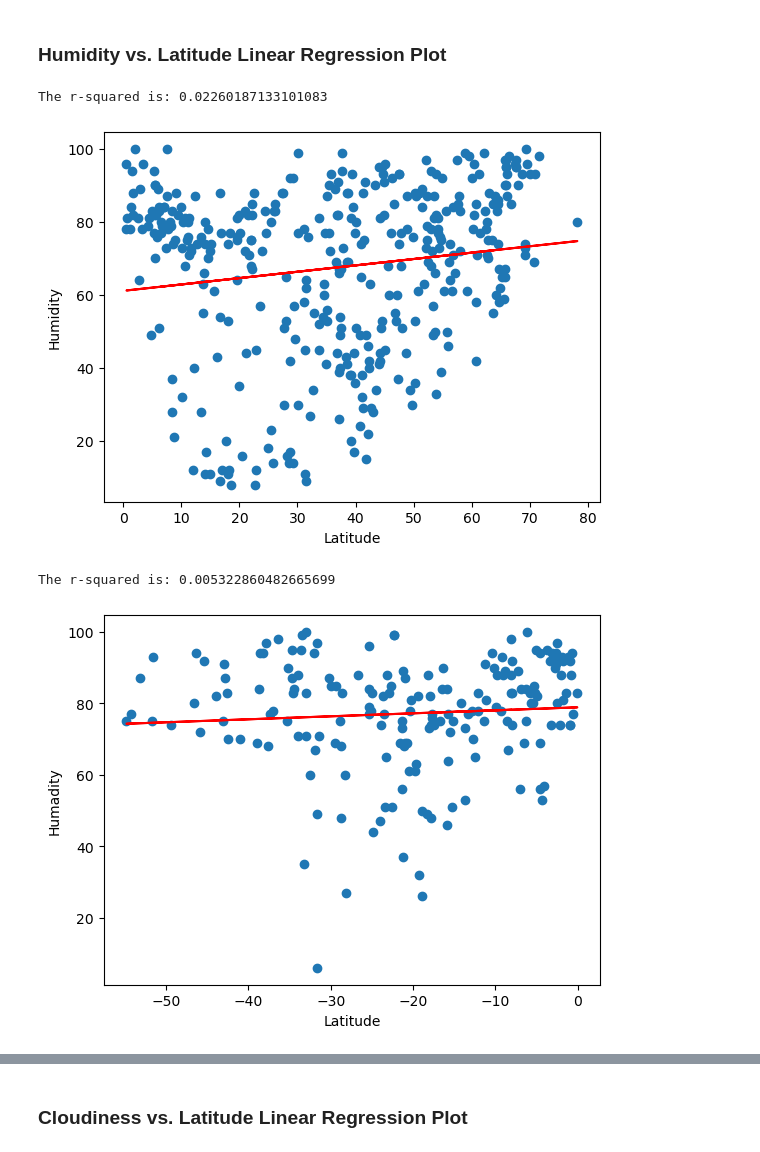
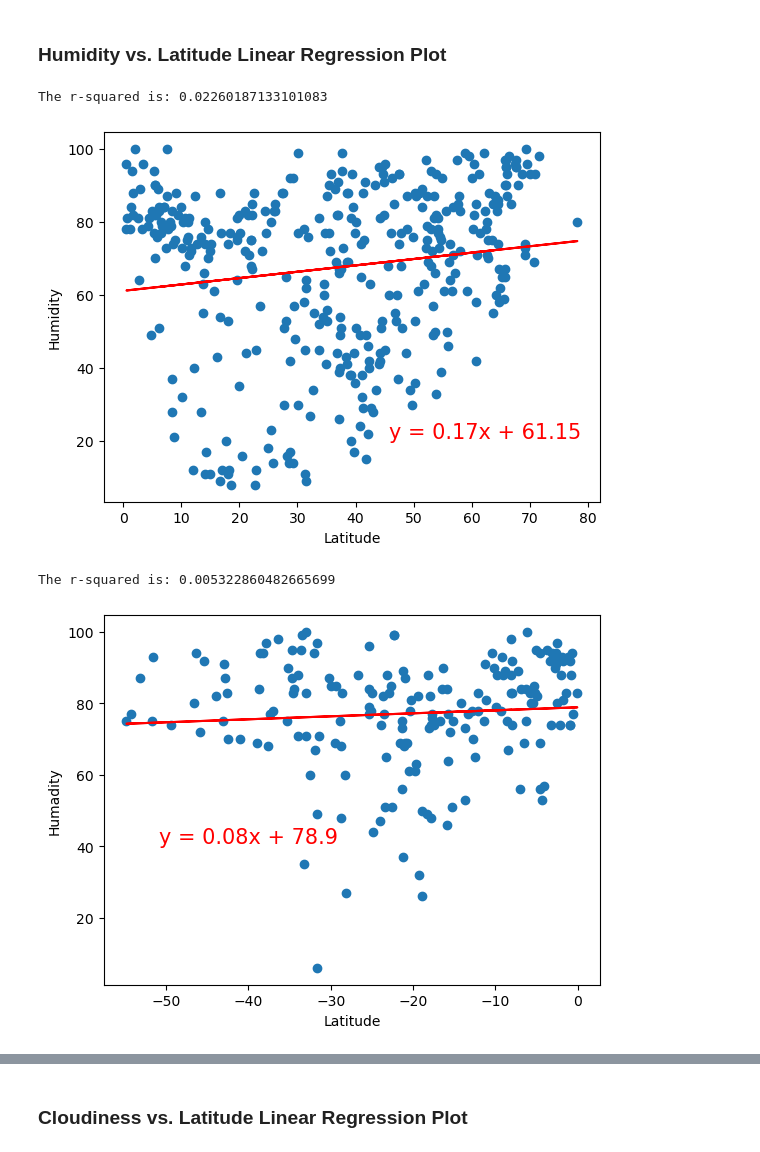
Before and after one commit to JiminieJames/python-api-challenge, a Jupyter notebook: WeatherPy.ipynb, the cells around one changed output, grey strips where cells are left out. Saved outputs shown, nothing was run; the diff lists cells and outputs as text; code cells hidden in the pictures.

```diff
--- a/WeatherPy.ipynb
+++ b/WeatherPy.ipynb
@@ -419,21 +424,21 @@ The r-squared is: 0.6698921210700552
 # %%
 # Northern Hemisphere
 x_values = northern_hemi_df["Lat"]
 y_values = northern_hemi_df["Humidity"]
 (slope, intercept, rvalue, pvalue, stderr) = linregress(x_values, y_values)
 regress_values = x_values * slope + intercept
 line_eq = "y = " + str(round(slope,2)) + "x + " + str(round(intercept,2))
 plt.scatter(x_values,y_values)
 plt.plot(x_values,regress_values,"r-")
-plt.annotate(line_eq,(5.8,0.8),fontsize=15,color="red")
+plt.annotate(line_eq,(45.8,20.8),fontsize=15,color="red")
 plt.xlabel('Latitude')
 plt.ylabel('Humidity')
 # based on the prompt we are printing the R value, but I don't know if this should be the r value or the r squared value.
 print(f"The r-squared is: {rvalue**2}")
 plt.show()
 # %% [output]
 The r-squared is: 0.02260187133101083
-[figure, old version]
+[figure, new version]
 # %%
 # Southern Hemisphere
 x_values = southern_hemi_df["Lat"]
@@ -443,7 +448,7 @@ regress_values = x_values * slope + intercept
 line_eq = "y = " + str(round(slope,2)) + "x + " + str(round(intercept,2))
 plt.scatter(x_values,y_values)
 plt.plot(x_values,regress_values,"r-")
-plt.annotate(line_eq,(5.8,0.8),fontsize=15,color="red")
+plt.annotate(line_eq,(-50.8,40.8),fontsize=15,color="red")
 plt.xlabel('Latitude')
 plt.ylabel('Humadity')
 # based on the prompt we are printing the R value, but I don't know if this should be the r value or the r squared value.
@@ -451,4 +456,4 @@ print(f"The r-squared is: {rvalue**2}")
 plt.show()
 # %% [output]
 The r-squared is: 0.005322860482665699
-[figure, old version]
+[figure, new version]
```
Also changed, not shown: parts of 16 cells of this notebook, 1 other file.
